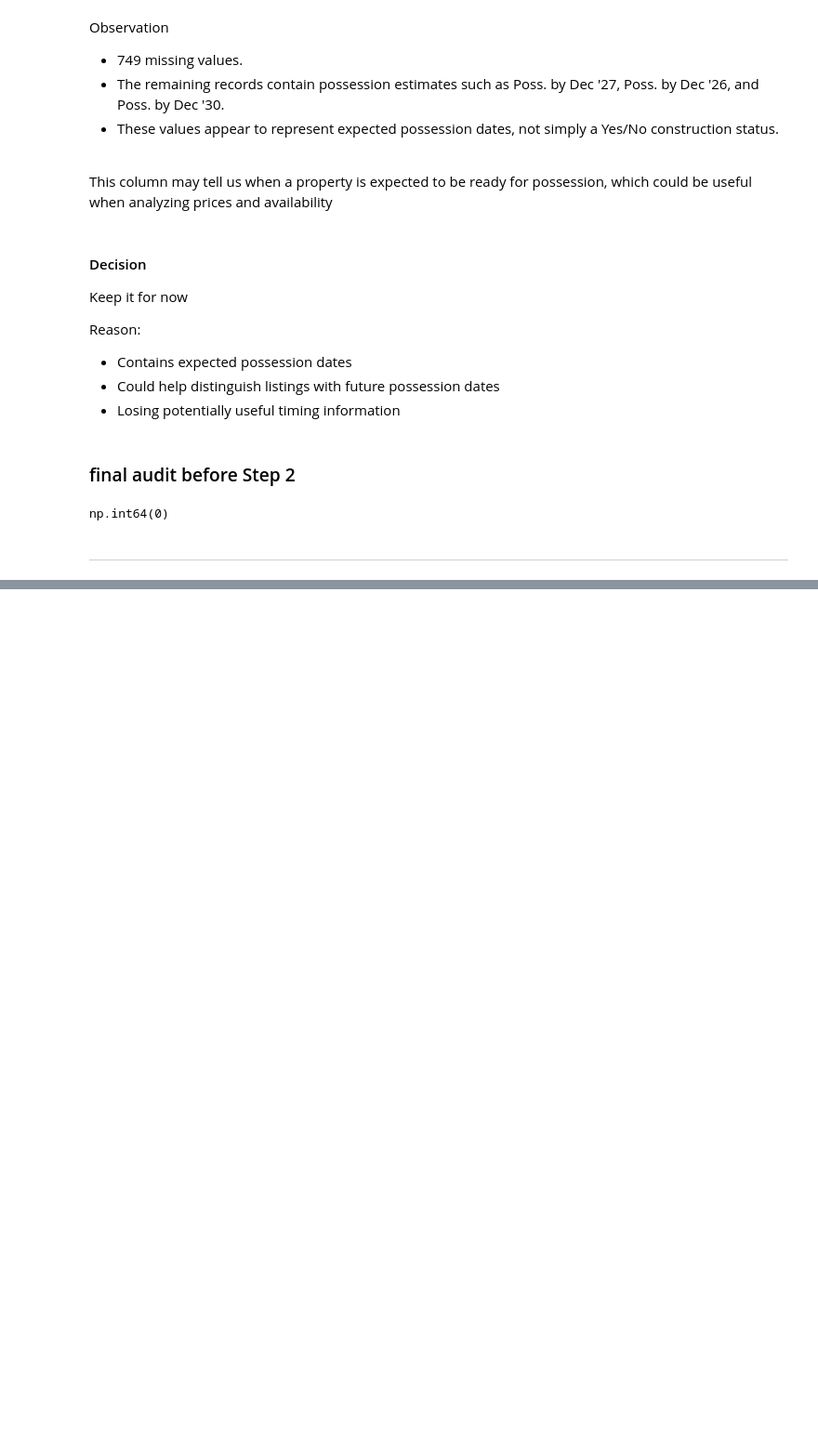
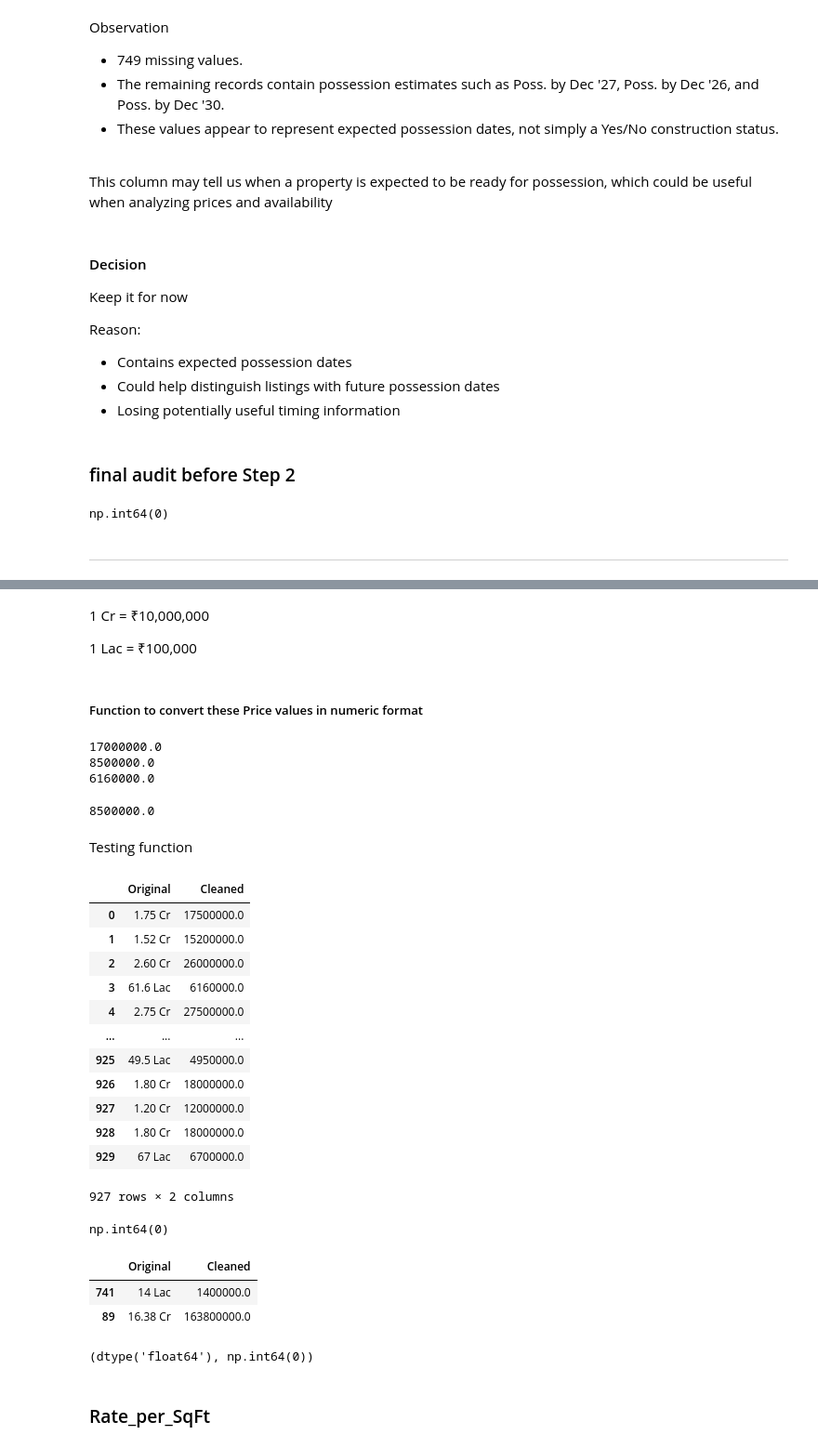
Before and after one commit to Omkesh-Bash/pune-real-estate-data-cleaning, a Jupyter notebook: notebooks/Pune_Real_Estate_Data_Cleaning.ipynb, the cells around one changed output, grey strips where cells are left out. Shown at 93% size. Drawn from its saved outputs; the diff is of its cells as text; code cells hidden in the pictures; blank space fills up the shorter version.

```diff
--- a/notebooks/Pune_Real_Estate_Data_Cleaning.ipynb
+++ b/notebooks/Pune_Real_Estate_Data_Cleaning.ipynb
@@ -308,0 +335,67 @@ np.int64(0)
+# %% [markdown]
+1 Cr = ₹10,000,000
+
+1 Lac = ₹100,000
+# %% [markdown]
+##### Function to convert these Price values in numeric format
+# %%
+def price_cleaner(price: str) -> float:
+    n, unit = price.strip().split()
+
+    if unit == "Cr":
+        multiplier = 10_000_000
+    elif unit == "Lac":
+        multiplier = 100_000
+    else:
+        raise ValueError(f"Unknown price unit: {unit}")
+
+    return float(n) * multiplier
+# %%
+print(price_cleaner("1.70 Cr"))   # 17000000.0
+print(price_cleaner("85 Lac"))    # 8500000.0
+print(price_cleaner("61.6 Lac"))  # 6160000.0
+price_cleaner("85  Lac")   # 8500000.0
+# %% [output]
+17000000.0
+8500000.0
+6160000.0
+8500000.0
+# %% [markdown]
+Testing function
+# %%
+temp_clead_prices = pd.DataFrame({
+    "Original"  : real_estate.Price,
+    "Cleaned" : real_estate.Price.map(price_cleaner)
+})
+temp_clead_prices
+# %% [output]
+|  | Original | Cleaned |
+| 0 | 1.75 Cr | 17500000.0 |
+| 1 | 1.52 Cr | 15200000.0 |
+| 2 | 2.60 Cr | 26000000.0 |
+| 3 | 61.6 Lac | 6160000.0 |
+| 4 | 2.75 Cr | 27500000.0 |
+| ... | ... | ... |
+| 925 | 49.5 Lac | 4950000.0 |
+| 926 | 1.80 Cr | 18000000.0 |
+| 927 | 1.20 Cr | 12000000.0 |
+| 928 | 1.80 Cr | 18000000.0 |
+| 929 | 67 Lac | 6700000.0 |
+927 rows × 2 columns
+# %%
+temp_clead_prices.Cleaned.isna().sum()
+# %% [output]
+np.int64(0)
+# %%
+temp_clead_prices.loc[[temp_clead_prices.Cleaned.idxmin(), temp_clead_prices.Cleaned.idxmax()], : ]
+# %% [output]
+|  | Original | Cleaned |
+| 741 | 14 Lac | 1400000.0 |
+| 89 | 16.38 Cr | 163800000.0 |
+# %%
+real_estate["Price"] = temp_clead_prices["Cleaned"]
+real_estate.Price.dtype, real_estate.Price.isna().sum()
+# %% [output]
+(dtype('float64'), np.int64(0))
+# %% [markdown]
+### Rate_per_SqFt
```
Also changed, not shown: parts of 5 cells of this notebook.
